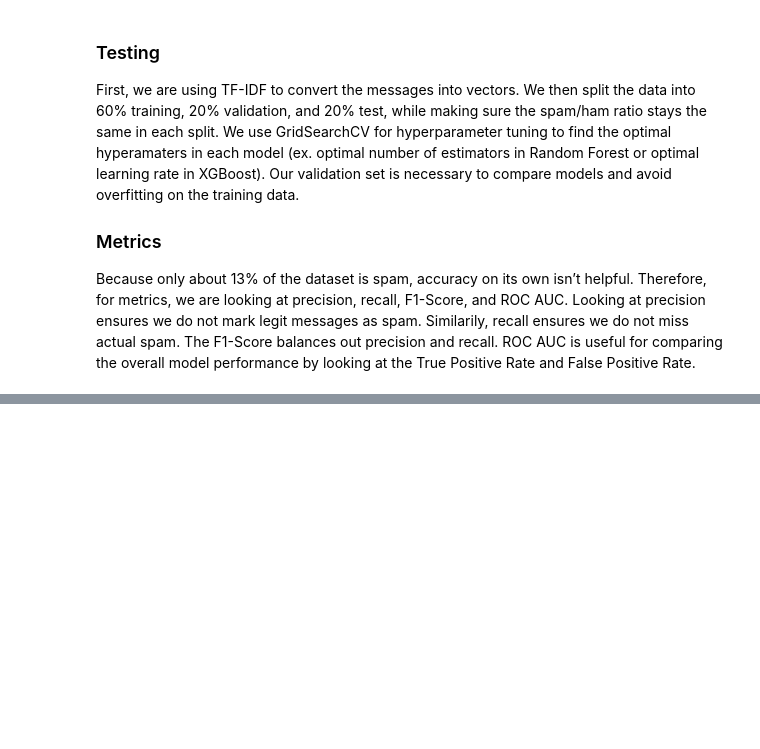
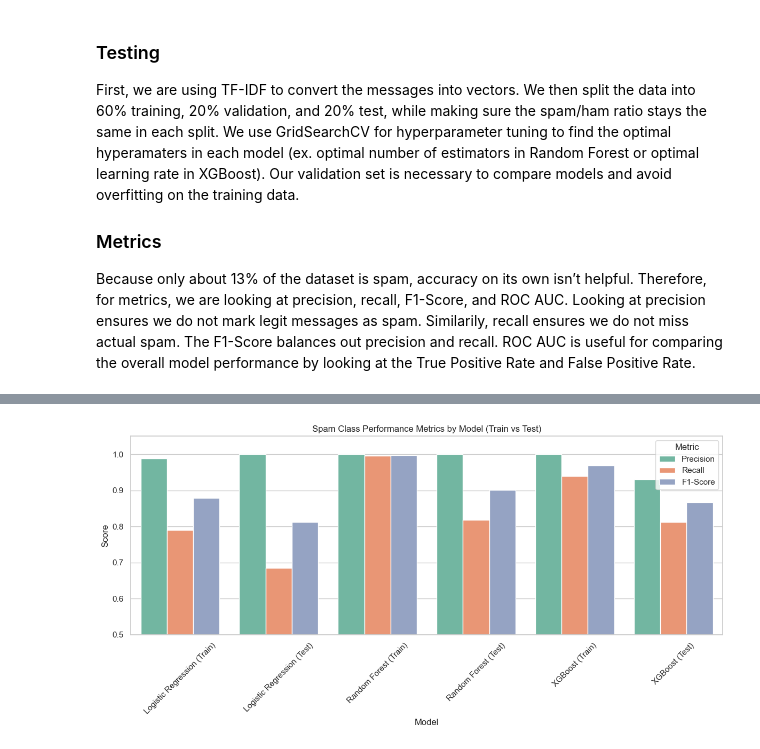
Before and after one commit to hillarychang/datasci207-proj, a Jupyter notebook: Hillary_SpamClassifier.ipynb, the cells around one changed output, grey strips where cells are left out. Saved outputs shown, nothing was run; the diff lists cells and outputs as text; code cells hidden in the pictures; blank space fills up the shorter version.

```diff
--- a/Hillary_SpamClassifier.ipynb
+++ b/Hillary_SpamClassifier.ipynb
@@ -338,0 +475,26 @@ Because only about 13% of the dataset is spam, accuracy on its own isn’t helpf
+# %%
+metrics = []
+for model_name, model in models.items():
+    for X, y, dataset in zip([X_train, X_test], [y_train, y_test], ["Train", "Test"]):
+        preds = model.predict(X)
+        report = classification_report(y, preds, output_dict=True)
+        metrics.append({
+            "Model": model_name + f" ({dataset})",
+            "Precision": report['1']['precision'],
+            "Recall": report['1']['recall'],
+            "F1-Score": report['1']['f1-score']
+        })
+
+df_metrics = pd.DataFrame(metrics)
+df_melted = df_metrics.melt(id_vars="Model", var_name="Metric", value_name="Score")
+
+# Plot bar chart
+plt.figure(figsize=(12, 6))
+sns.barplot(data=df_melted, x="Model", y="Score", hue="Metric", palette="Set2")
+plt.title("Spam Class Performance Metrics by Model (Train vs Test)")
+plt.xticks(rotation=45)
+plt.ylim(0.5, 1.05)
+plt.tight_layout()
+plt.show()
+# %% [output]
+[figure, added]
```
Also changed, not shown: parts of 6 cells of this notebook.
